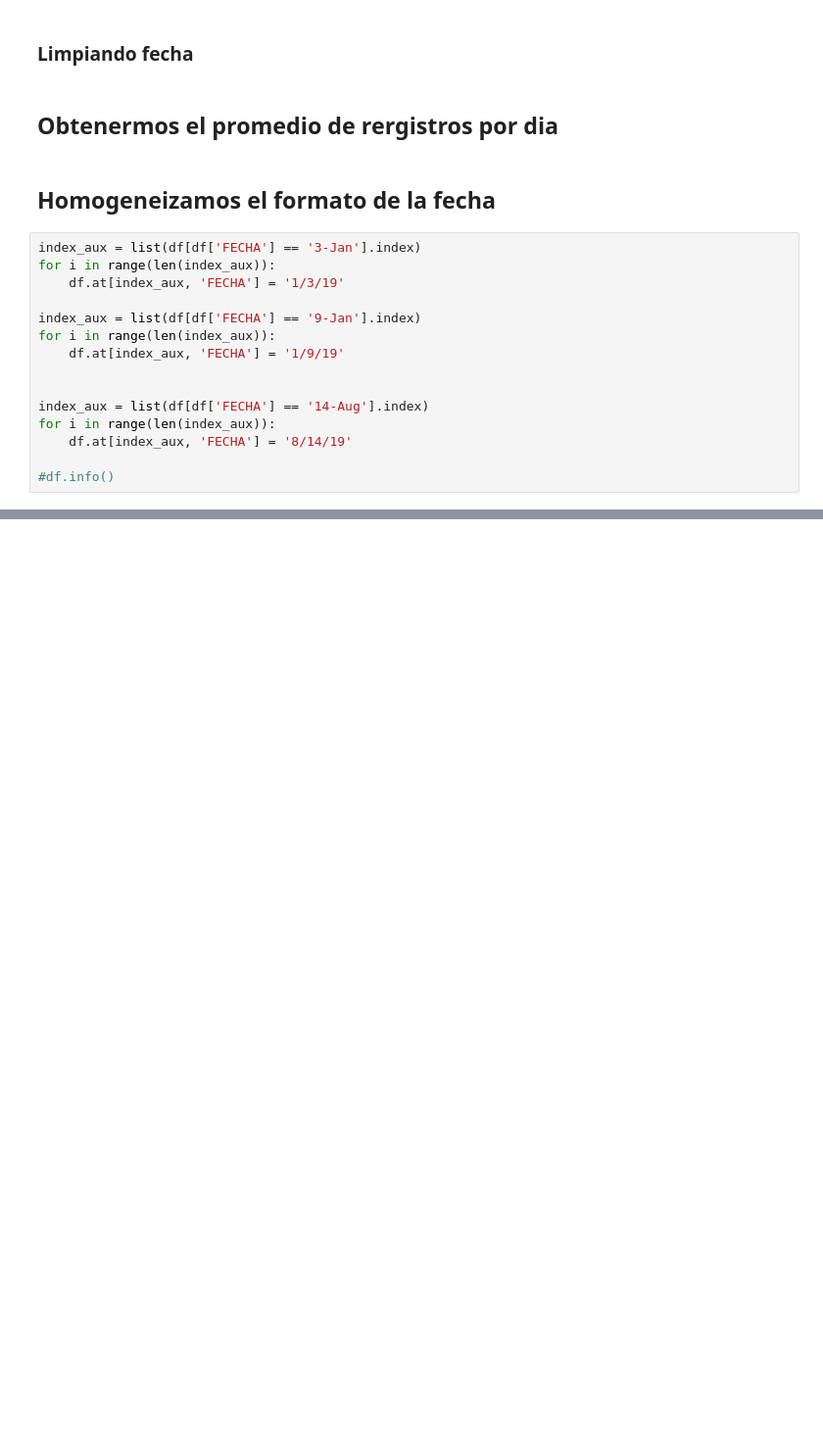
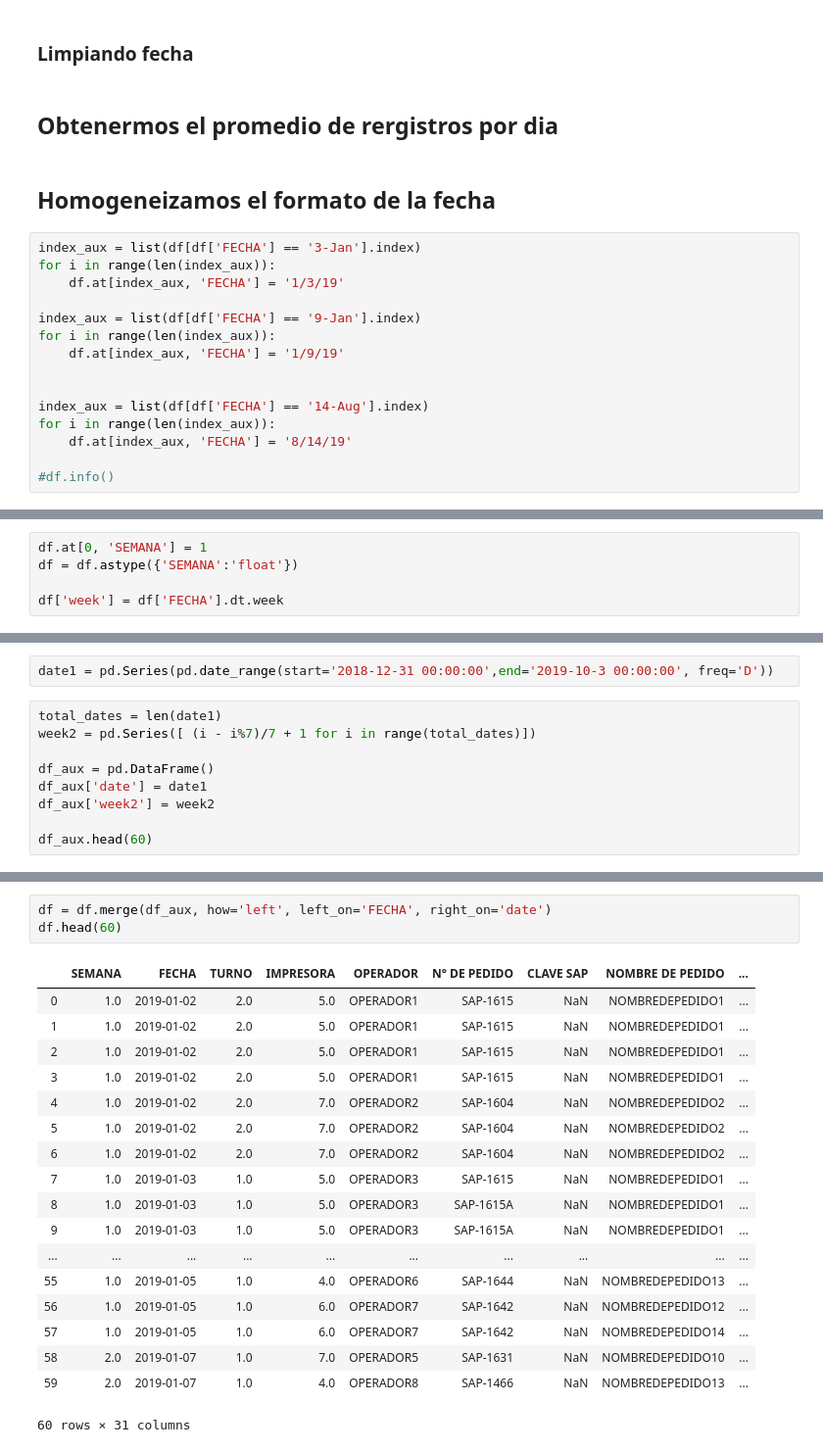
Before and after one commit to zs10011598/dci4, a Jupyter notebook: DATOS_RETO/limpieza_impresion.ipynb, the cells around one changed output, grey strips where cells are left out. Shown at 98% size. Cells and saved outputs as stored; diff of their text form; blank space fills up the shorter version.

```diff
--- a/DATOS_RETO/limpieza_impresion.ipynb
+++ b/DATOS_RETO/limpieza_impresion.ipynb
@@ -107,0 +175,5 @@ df[['FECHA', 'day', 'month', 'year']]
+# %%
+df.at[0, 'SEMANA'] = 1
+df = df.astype({'SEMANA':'float'})
+
+df['week'] = df['FECHA'].dt.week
@@ -107,0 +196,11 @@ df[['FECHA', 'day', 'month', 'year']]
+# %%
+date1 = pd.Series(pd.date_range(start='2018-12-31 00:00:00',end='2019-10-3 00:00:00', freq='D'))
+# %%
+total_dates = len(date1)
+week2 = pd.Series([ (i - i%7)/7 + 1 for i in range(total_dates)])
+
+df_aux = pd.DataFrame()
+df_aux['date'] = date1
+df_aux['week2'] = week2
+
+df_aux.head(60)
@@ -107,0 +225,22 @@ df[['FECHA', 'day', 'month', 'year']]
+# %%
+df = df.merge(df_aux, how='left', left_on='FECHA', right_on='date')
+df.head(60)
+# %% [output]
+|  | SEMANA | FECHA | TURNO | IMPRESORA | OPERADOR | N° DE PEDIDO | CLAVE SAP | NOMBRE DE PEDIDO | ... |
+| 0 | 1.0 | 2019-01-02 | 2.0 | 5.0 | OPERADOR1 | SAP-1615 | NaN | NOMBREDEPEDIDO1 | ... |
+| 1 | 1.0 | 2019-01-02 | 2.0 | 5.0 | OPERADOR1 | SAP-1615 | NaN | NOMBREDEPEDIDO1 | ... |
+| 2 | 1.0 | 2019-01-02 | 2.0 | 5.0 | OPERADOR1 | SAP-1615 | NaN | NOMBREDEPEDIDO1 | ... |
+| 3 | 1.0 | 2019-01-02 | 2.0 | 5.0 | OPERADOR1 | SAP-1615 | NaN | NOMBREDEPEDIDO1 | ... |
+| 4 | 1.0 | 2019-01-02 | 2.0 | 7.0 | OPERADOR2 | SAP-1604 | NaN | NOMBREDEPEDIDO2 | ... |
+| 5 | 1.0 | 2019-01-02 | 2.0 | 7.0 | OPERADOR2 | SAP-1604 | NaN | NOMBREDEPEDIDO2 | ... |
+| 6 | 1.0 | 2019-01-02 | 2.0 | 7.0 | OPERADOR2 | SAP-1604 | NaN | NOMBREDEPEDIDO2 | ... |
+| 7 | 1.0 | 2019-01-03 | 1.0 | 5.0 | OPERADOR3 | SAP-1615 | NaN | NOMBREDEPEDIDO1 | ... |
+| 8 | 1.0 | 2019-01-03 | 1.0 | 5.0 | OPERADOR3 | SAP-1615A | NaN | NOMBREDEPEDIDO1 | ... |
+| 9 | 1.0 | 2019-01-03 | 1.0 | 5.0 | OPERADOR3 | SAP-1615A | NaN | NOMBREDEPEDIDO1 | ... |
+| ... | ... | ... | ... | ... | ... | ... | ... | ... | ... |
+| 55 | 1.0 | 2019-01-05 | 1.0 | 4.0 | OPERADOR6 | SAP-1644 | NaN | NOMBREDEPEDIDO13 | ... |
+| 56 | 1.0 | 2019-01-05 | 1.0 | 6.0 | OPERADOR7 | SAP-1642 | NaN | NOMBREDEPEDIDO12 | ... |
+| 57 | 1.0 | 2019-01-05 | 1.0 | 6.0 | OPERADOR7 | SAP-1642 | NaN | NOMBREDEPEDIDO14 | ... |
+| 58 | 2.0 | 2019-01-07 | 1.0 | 7.0 | OPERADOR5 | SAP-1631 | NaN | NOMBREDEPEDIDO10 | ... |
+| 59 | 2.0 | 2019-01-07 | 1.0 | 4.0 | OPERADOR8 | SAP-1466 | NaN | NOMBREDEPEDIDO13 | ... |
+60 rows × 31 columns
```
Also changed, not shown: parts of 18 cells of this notebook, 1 other file.
